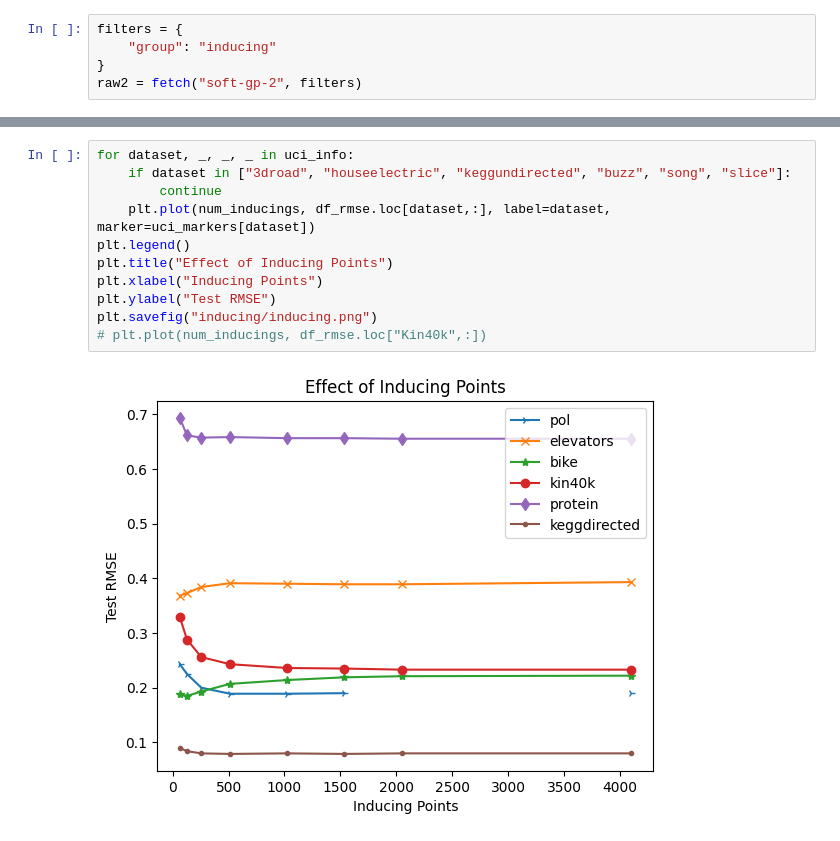
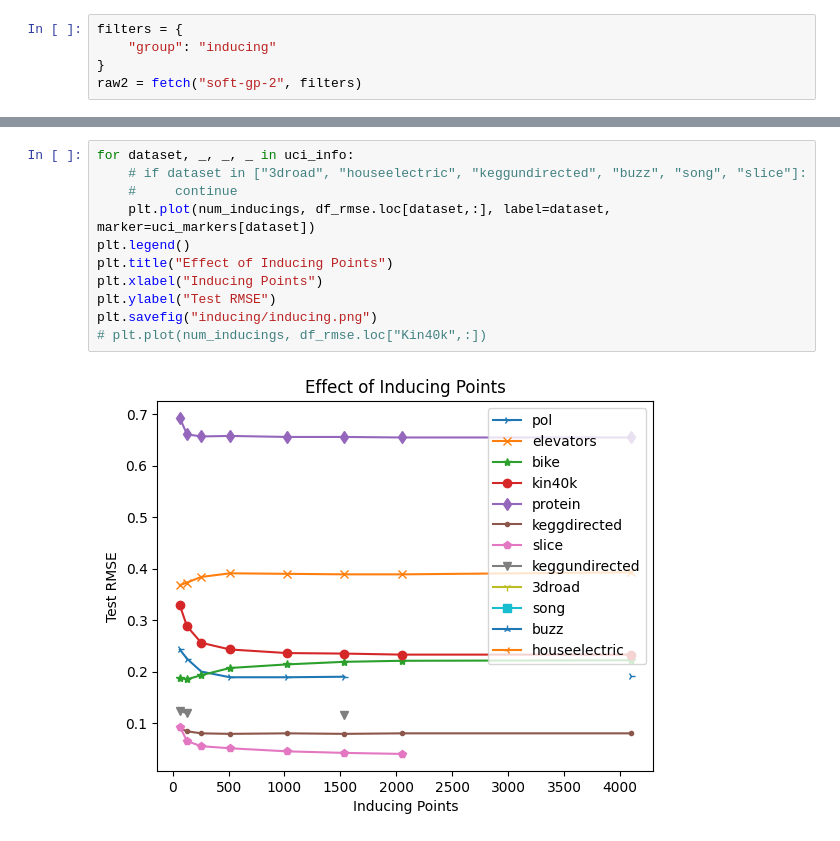
Before and after one commit to danehuang/softki, a Jupyter notebook: analysis/inducing.ipynb, the cells around one changed output, grey strips where cells are left out. Cells and saved outputs as stored; diff of their text form.

```diff
--- a/analysis/inducing.ipynb
+++ b/analysis/inducing.ipynb
@@ -165,16 +165,16 @@ RMSE
 # %%
 for dataset, _, _, _ in uci_info:
-    if dataset in ["3droad", "houseelectric", "keggundirected", "buzz", "song", "slice"]:
-        continue
+    # if dataset in ["3droad", "houseelectric", "keggundirected", "buzz", "song", "slice"]:
+    #     continue
     plt.plot(num_inducings, df_rmse.loc[dataset,:], label=dataset, marker=uci_markers[dataset])
 plt.legend()
 plt.title("Effect of Inducing Points")
 plt.xlabel("Inducing Points")
 plt.ylabel("Test RMSE")
 plt.savefig("inducing/inducing.png")
 # plt.plot(num_inducings, df_rmse.loc["Kin40k",:])
 # %% [output]
-[figure, old version]
+[figure, new version]
 # %%
 model = "soft-gp"
 num_inducing = 512
```
Also changed, not shown: parts of 8 cells of this notebook.
